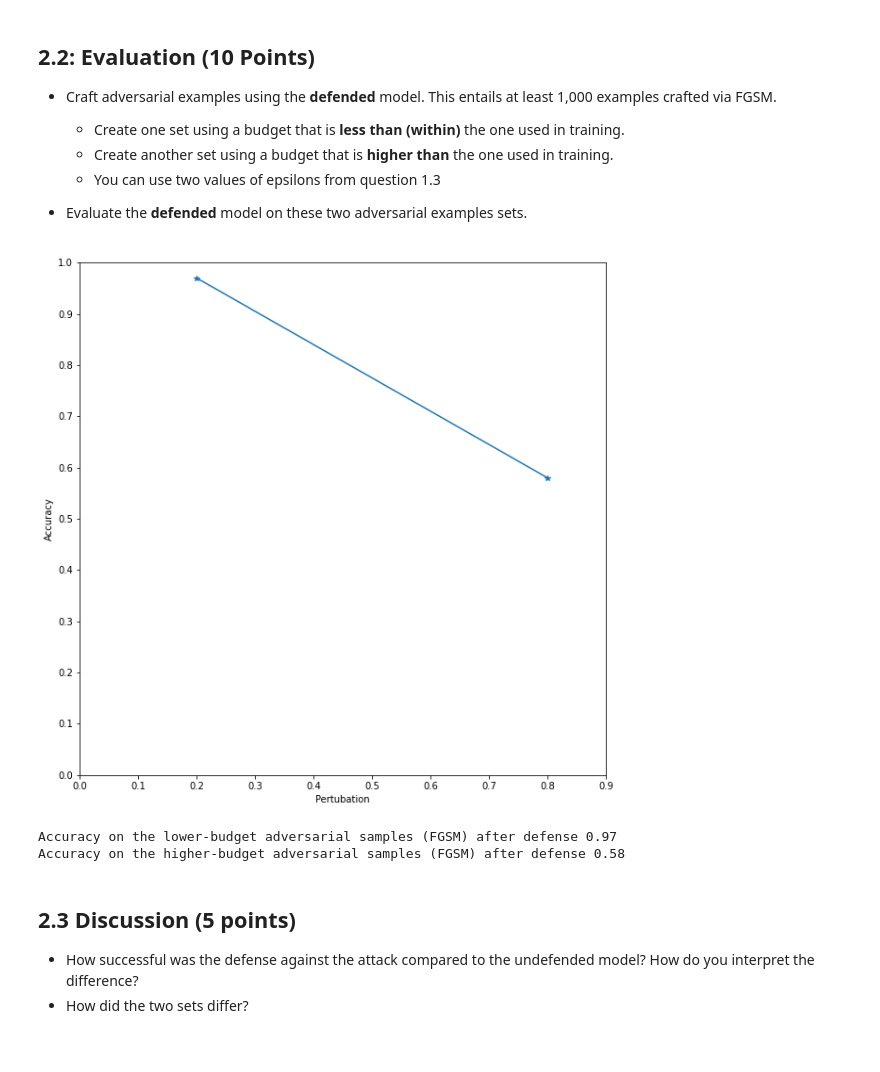
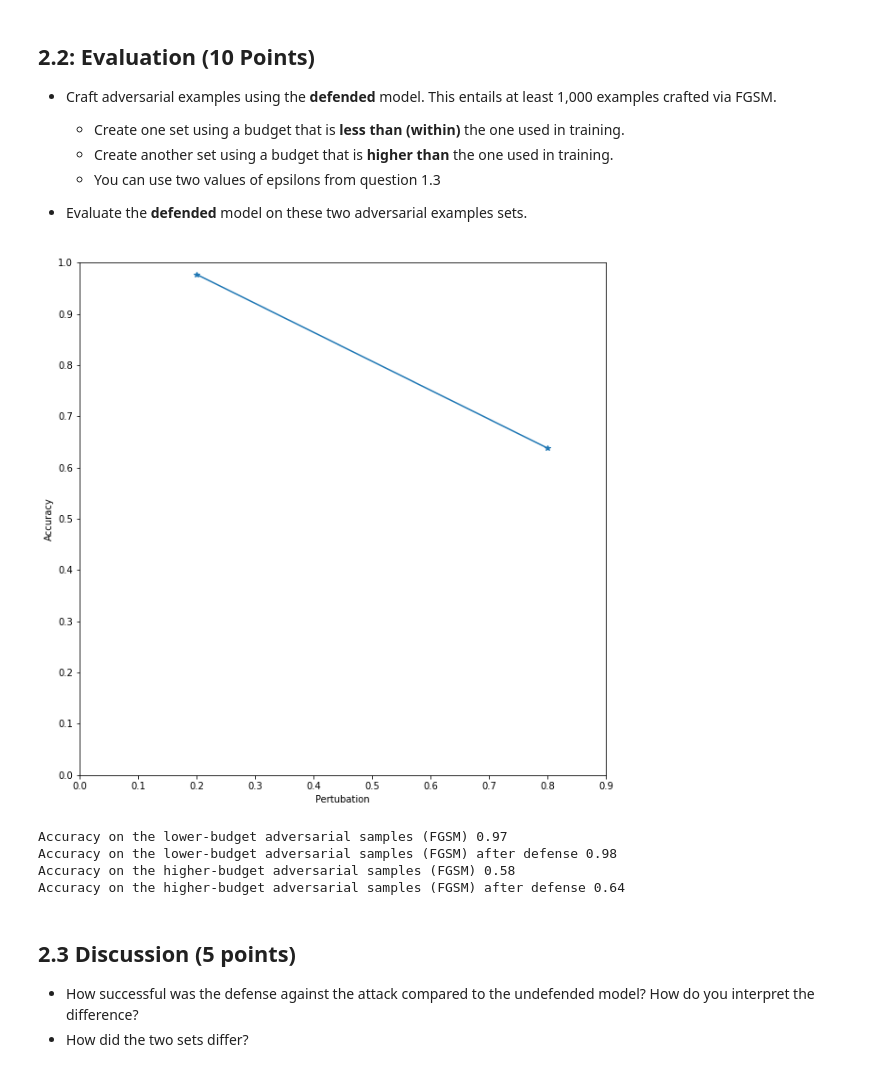
Before and after one commit to MaLoefUDS/MachineLearningInCybersecurity, a Jupyter notebook: task02/2021_11_12_Task_02.ipynb, the cells around one changed output. Cells and saved outputs as stored; diff of their text form; code cells hidden in the pictures.

```diff
--- a/task02/2021_11_12_Task_02.ipynb
+++ b/task02/2021_11_12_Task_02.ipynb
@@ -224,7 +224,7 @@ def FGSM(X, pertubation, grad):
 # %%
 execution_times = {}
 
-def create_adversarials(loader, pertubation):
+def create_adversarials(loader, pertubation, model):
     start = time.time()
     output = list()
     for X, y in loader:
@@ -246,7 +246,7 @@ pertubations = [0.05, 0.1, 0.2, 0.3, 0.4, 0.5, 0.6, 0.7, 0.8, 0.9]
 sets = Subset(test_dataset, np.arange(1000))
 
 loader = DataLoader(sets, shuffle=False, batch_size=1)
-advs = [create_adversarials(loader, p) for p in pertubations]
+advs = [create_adversarials(loader, p, model_basic) for p in pertubations]
 # %%
 # Here we visualize the accuracy achieved by the NN on our sets
 # first we create new loaders from our lists of adversarial images
@@ -345,9 +345,9 @@ advs = create_adversarials(train_loader, 0.4)
 # %%
 # (3)define loss, optimizer
 
-model = Net()
+model_defending = Net()
 criterion = nn.CrossEntropyLoss() # loss function
-optimizer = optim.SGD(model.parameters(), lr=0.01, momentum=0.5)
+optimizer = optim.SGD(model_defending.parameters(), lr=0.01, momentum=0.5)
 # %%
 print(len(advs))
 def train(epoch):
@@ -421,41 +421,49 @@ pertubations = [0.2, 0.8]
 sets = Subset(test_dataset, np.arange(1000))
 
 loader = DataLoader(sets, shuffle=False, batch_size=1)
-advs = [create_adversarials(loader, p) for p in pertubations]
+advs = [create_adversarials(loader, p, model_defending) for p in pertubations]
 # %%
 loaders = [[], []]
 
 labels = test_loader.dataset.test_labels
 
 for i in range(len(advs[0])):
     for idx, loader in enumerate(loaders):
         loader.append((advs[idx][i][0], labels[i]))
 
 loaders = [DataLoader(loaders[idx], shuffle=False, batch_size=batch_size_test) for idx in range(len(loaders))]
 
-accuracy = [test(loader) for loader in loaders]
-acc_FGSM_defend1 = accuracy[0]
-acc_FGSM_defend2 = accuracy[1]
+accuracy_defending = [test(loader, model_defending) for loader in loaders]
+acc_FGSM_defend1 = accuracy_defending[0]
+acc_FGSM_defend2 = accuracy_defending[1]
+
+accuracy_basic = [test(loader, model_basic) for loader in loaders]
+acc_FGSM1 = accuracy_basic[0]
+acc_FGSM2 = accuracy_basic[1]
 
 plt.figure(figsize=(10,10))
-plt.plot(pertubations, accuracy, "*-")
+plt.plot(pertubations, accuracy_defending, "*-")
 plt.yticks(np.arange(0, 1.1, step=0.1))
 plt.xticks(np.arange(0, 1, step=0.1))
 plt.xlabel("Pertubation")
 plt.ylabel("Accuracy")
 plt.savefig('fig4.pdf')
 plt.show()
 # %% [output]
-[figure, old version]
+[figure, new version]
 # %%
-#print('Accuracy on the lower-budget adversarial samples (FGSM) %.2f'%acc_FGSM1)
+# TODO: fix these old accuracies
+
+print('Accuracy on the lower-budget adversarial samples (FGSM) %.2f'%acc_FGSM1)
 print('Accuracy on the lower-budget adversarial samples (FGSM) after defense %.2f'%acc_FGSM_defend1)
 
-#print('Accuracy on the higher-budget adversarial samples (FGSM) %.2f'%acc_FGSM2)
+print('Accuracy on the higher-budget adversarial samples (FGSM) %.2f'%acc_FGSM2)
 print('Accuracy on the higher-budget adversarial samples (FGSM) after defense %.2f'%acc_FGSM_defend2)
 # %% [output]
-Accuracy on the lower-budget adversarial samples (FGSM) after defense 0.97
-Accuracy on the higher-budget adversarial samples (FGSM) after defense 0.58
+Accuracy on the lower-budget adversarial samples (FGSM) 0.97
+Accuracy on the lower-budget adversarial samples (FGSM) after defense 0.98
+Accuracy on the higher-budget adversarial samples (FGSM) 0.58
+Accuracy on the higher-budget adversarial samples (FGSM) after defense 0.64
 # %% [markdown]
 ## 2.3 Discussion (5 points)
 
```
Also changed, not shown: parts of 9 cells of this notebook, 4 other files.
